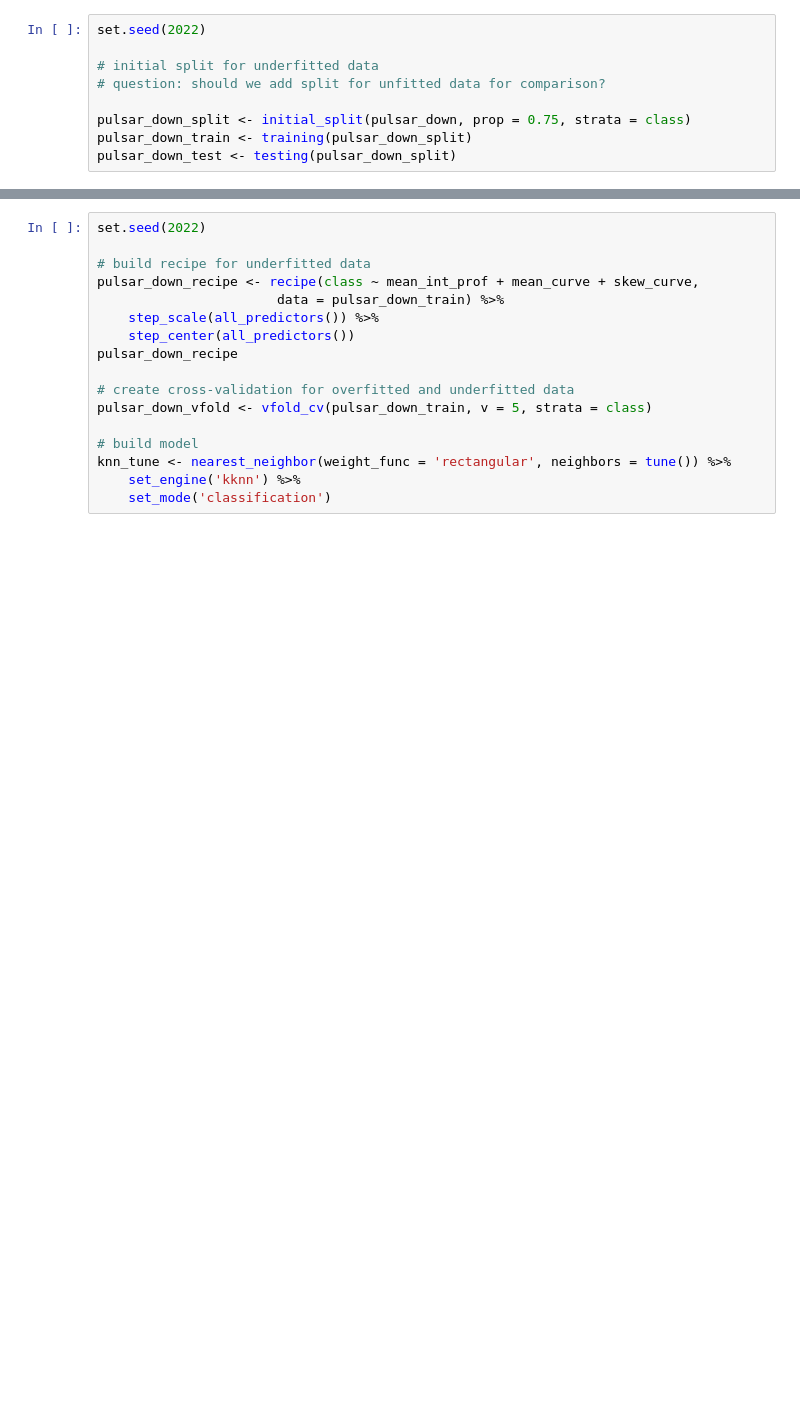
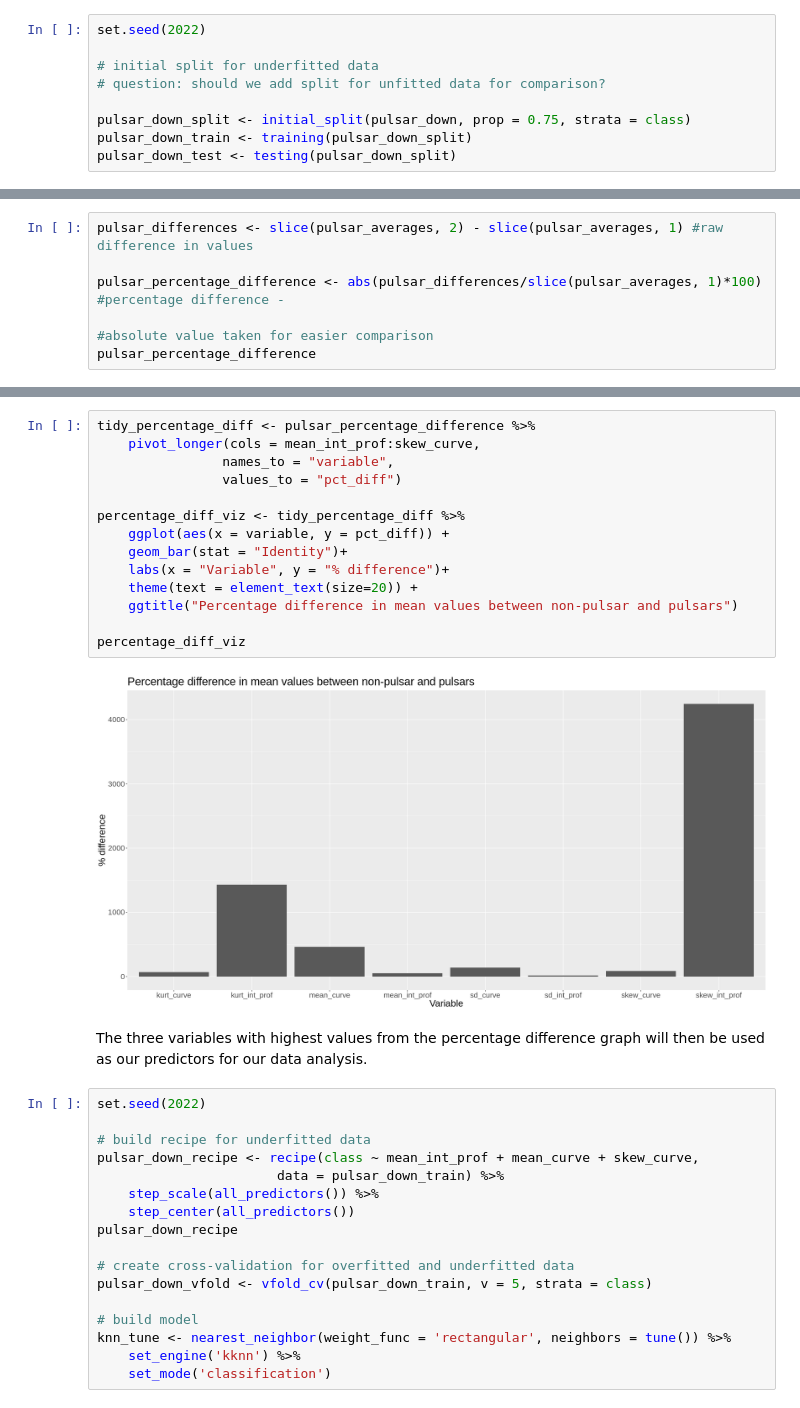
Before and after one commit to Phillipl132/dsci_100_group_24, a Jupyter notebook: Project_Report.ipynb, the cells around one changed output, grey strips where cells are left out. Drawn from its saved outputs; the diff is of its cells as text; blank space fills up the shorter version.

```diff
--- a/Project_Report.ipynb
+++ b/Project_Report.ipynb
@@ -104,0 +151,6 @@ pulsar_down_test <- testing(pulsar_down_split)
+# %%
+pulsar_differences <- slice(pulsar_averages, 2) - slice(pulsar_averages, 1) #raw difference in values
+
+pulsar_percentage_difference <- abs(pulsar_differences/slice(pulsar_averages, 1)*100) #percentage difference -
+                                                                                      #absolute value taken for easier comparison
+pulsar_percentage_difference
@@ -105,3 +166,21 @@ pulsar_down_test <- testing(pulsar_down_split)
+# %%
+tidy_percentage_diff <- pulsar_percentage_difference %>%
+    pivot_longer(cols = mean_int_prof:skew_curve,
+                names_to = "variable",
+                values_to = "pct_diff")
+
+percentage_diff_viz <- tidy_percentage_diff %>%
+    ggplot(aes(x = variable, y = pct_diff)) +
+    geom_bar(stat = "Identity")+
+    labs(x = "Variable", y = "% difference")+
+    theme(text = element_text(size=20)) +
+    ggtitle("Percentage difference in mean values between non-pulsar and pulsars")
+
+percentage_diff_viz
+# %% [output]
+[figure, added]
+# %% [markdown]
+The three variables with highest values from the percentage difference graph will then be used as our predictors for our data analysis.
 # %%
 set.seed(2022)
 
```
Also changed, not shown: parts of 8 cells of this notebook.
